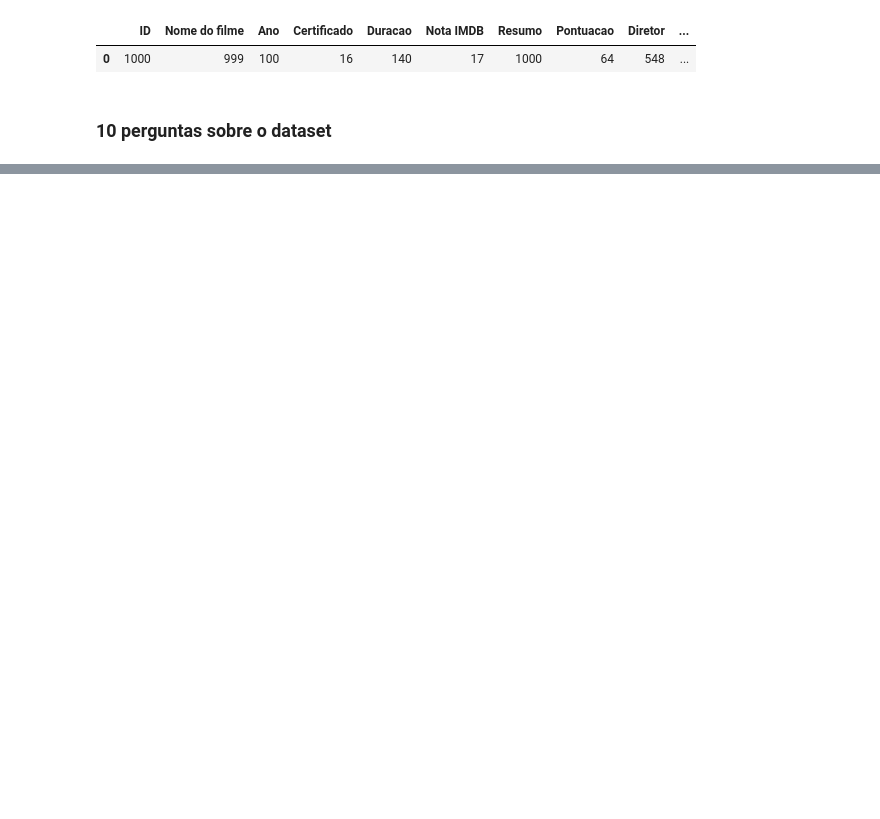
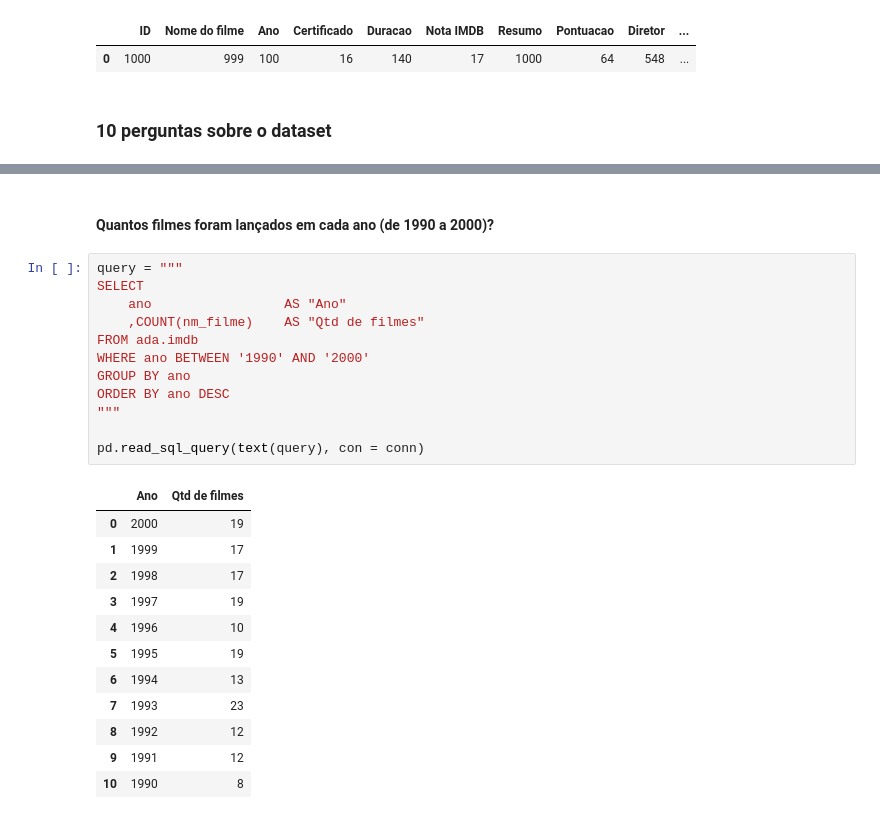
Before and after one commit to LauraBusCam/IMDb-movies-series, a Jupyter notebook: src/main.ipynb, the cells around one changed output, grey strips where cells are left out. Drawn from its saved outputs; the diff is of its cells as text; blank space fills up the shorter version.

```diff
--- a/src/main.ipynb
+++ b/src/main.ipynb
@@ -669,0 +664,27 @@ pd.read_sql_query(query, con = conn)
+# %% [markdown]
+#### Quantos filmes foram lançados em cada ano (de 1990 a 2000)?
+# %%
+query = """
+SELECT
+    ano                 AS "Ano"
+    ,COUNT(nm_filme)    AS "Qtd de filmes"
+FROM ada.imdb
+WHERE ano BETWEEN '1990' AND '2000'
+GROUP BY ano
+ORDER BY ano DESC
+"""
+
+pd.read_sql_query(text(query), con = conn)
+# %% [output]
+|  | Ano | Qtd de filmes |
+| 0 | 2000 | 19 |
+| 1 | 1999 | 17 |
+| 2 | 1998 | 17 |
+| 3 | 1997 | 19 |
+| 4 | 1996 | 10 |
+| 5 | 1995 | 19 |
+| 6 | 1994 | 13 |
+| 7 | 1993 | 23 |
+| 8 | 1992 | 12 |
+| 9 | 1991 | 12 |
+| 10 | 1990 | 8 |
```
Also changed, not shown: parts of 76 cells of this notebook, 1 other file.
